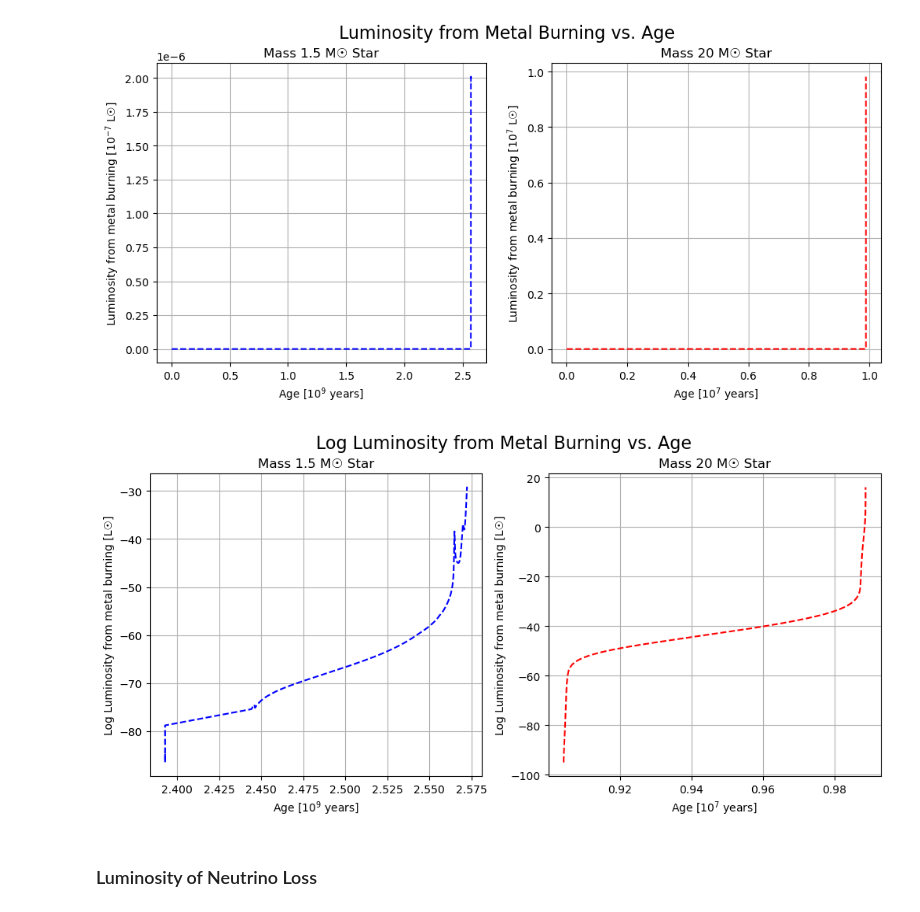
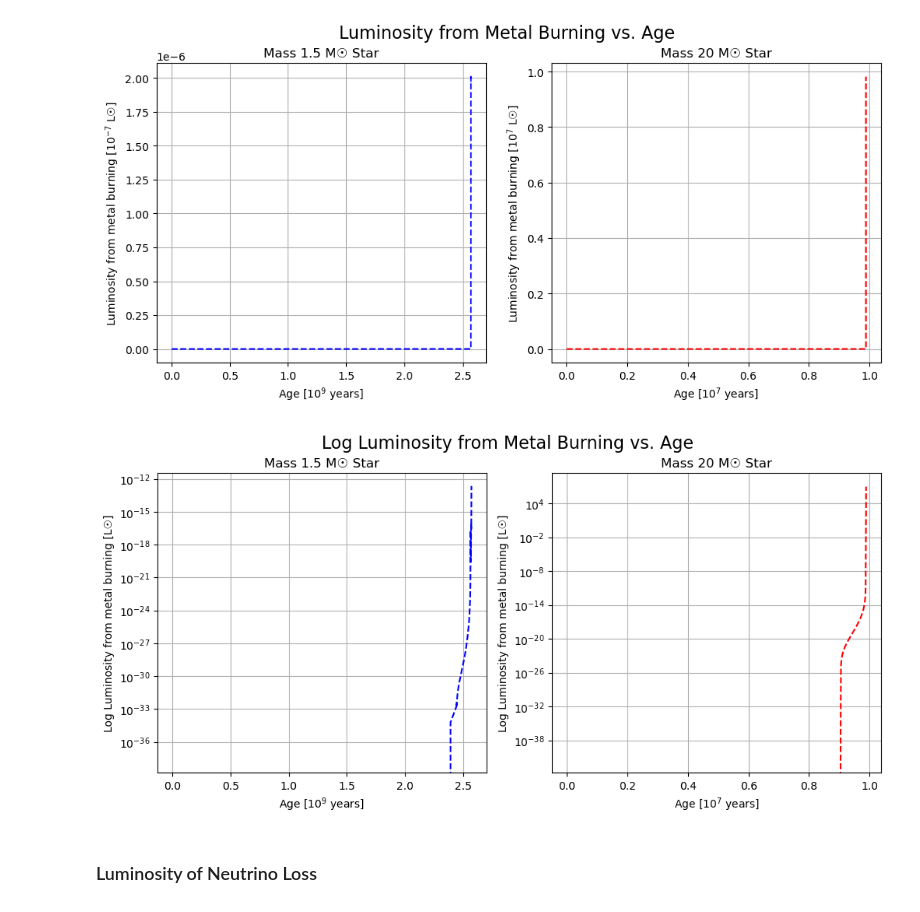
Before and after one commit to pathakis/Modelling-the-Lives-of-Stars, a Jupyter notebook: Task_3_1.ipynb, the cells around one changed output. Cells and saved outputs as stored; diff of their text form; code cells hidden in the pictures.

```diff
--- a/Task_3_1.ipynb
+++ b/Task_3_1.ipynb
@@ -216,22 +222,25 @@ ax[1].grid();
 [figure]
 # %%
 fig, ax = plt.subplots(1, 2, figsize=(12, 5))
-ax[0].plot(data_1_5['Age (years)']/1e9, np.log(data_1_5['Luminosity from metal burning (L0)']), linestyle='--', c='b')
+ax[0].plot(data_1_5['Age (years)']/1e9, data_1_5['Luminosity from metal burning (L0)'], linestyle='--', c='b')
 ax[0].grid();
-ax[1].plot(data_20['Age (years)']/1e7, np.log(data_20['Luminosity from metal burning (L0)']), linestyle='--', c='r')
+ax[1].plot(data_20['Age (years)']/1e7, data_20['Luminosity from metal burning (L0)'], linestyle='--', c='r')
+
+ax[0].set_yscale('log')
+ax[1].set_yscale('log')
 
 ax[0].set_xlabel('Age [$10^{9}$ years]')
 ax[0].set_ylabel('Log Luminosity from metal burning [L☉]')
 
 ax[0].set_title('Mass 1.5 M☉ Star')
 ax[1].set_title('Mass 20 M☉ Star')
 fig.suptitle('Log Luminosity from Metal Burning vs. Age', fontsize=16)
 
 ax[1].set_xlabel('Age [$10^{7}$ years]')
 ax[1].set_ylabel('Log Luminosity from metal burning [L☉]')
 ax[1].grid();
 # %% [output]
-[figure, old version]
+[figure, new version]
 # %% [markdown]
 ### Luminosity of Neutrino Loss
 # %%
```
Also changed, not shown: parts of 17 cells of this notebook, 1 other file.
